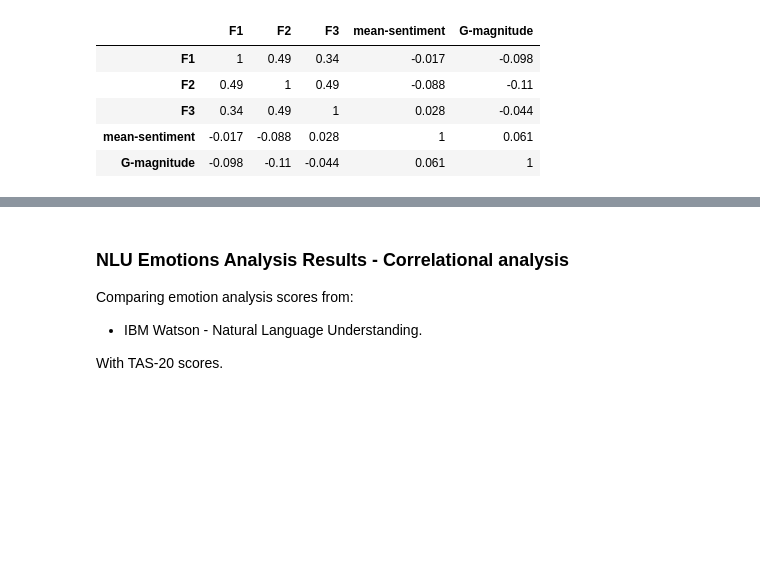
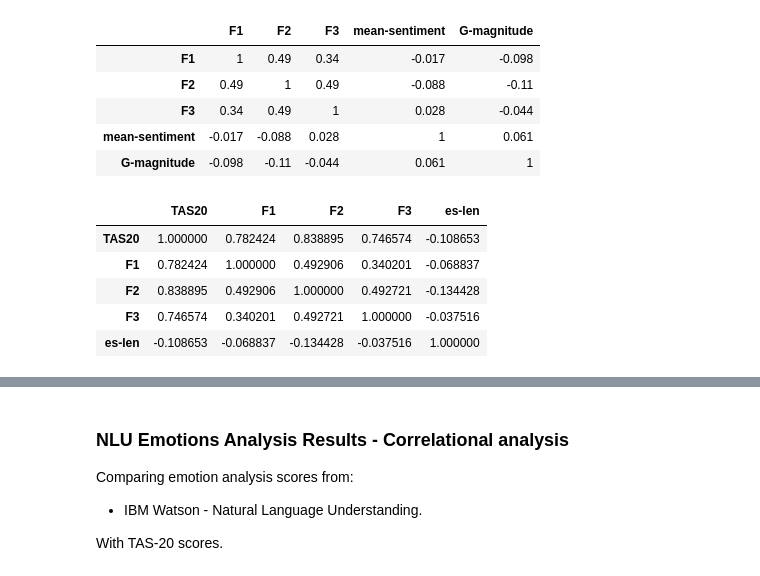
Before and after one commit to psicobotica/prolexitim-analytics, a Jupyter notebook: scripts/TAS-NLP-Correlational.ipynb, the cells around one changed output, grey strips where cells are left out. Drawn from its saved outputs; the diff is of its cells as text; code cells hidden in the pictures; blank space fills up the shorter version.

Commit message:
Text length / TAS correlation

```diff
--- a/scripts/TAS-NLP-Correlational.ipynb
+++ b/scripts/TAS-NLP-Correlational.ipynb
@@ -237,3 +237,15 @@ corr_sentiment4.style.background_gradient(cmap='coolwarm').set_precision(2)
 | F3 | 0.34 | 0.49 | 1 | 0.028 | -0.044 |
 | mean-sentiment | -0.017 | -0.088 | 0.028 | 1 | 0.061 |
 | G-magnitude | -0.098 | -0.11 | -0.044 | 0.061 | 1 |
+# %%
+# Checking the text length
+
+corr_sentiment5 = tasnlp_df[["TAS20","F1", "F2", "F3", "es-len"]].corr()
+corr_sentiment5
+# %% [output]
+|  | TAS20 | F1 | F2 | F3 | es-len |
+| TAS20 | 1.000000 | 0.782424 | 0.838895 | 0.746574 | -0.108653 |
+| F1 | 0.782424 | 1.000000 | 0.492906 | 0.340201 | -0.068837 |
+| F2 | 0.838895 | 0.492906 | 1.000000 | 0.492721 | -0.134428 |
+| F3 | 0.746574 | 0.340201 | 0.492721 | 1.000000 | -0.037516 |
+| es-len | -0.108653 | -0.068837 | -0.134428 | -0.037516 | 1.000000 |
```
Also changed, not shown: parts of 1 cell of this notebook.
